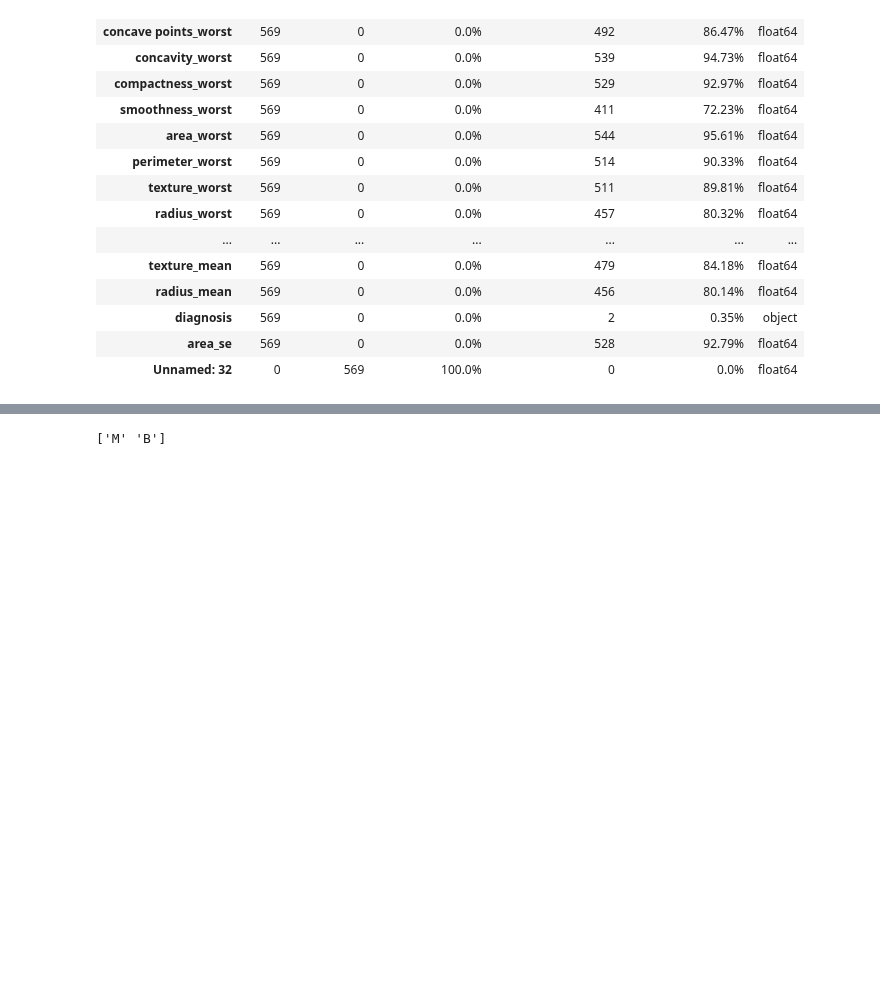
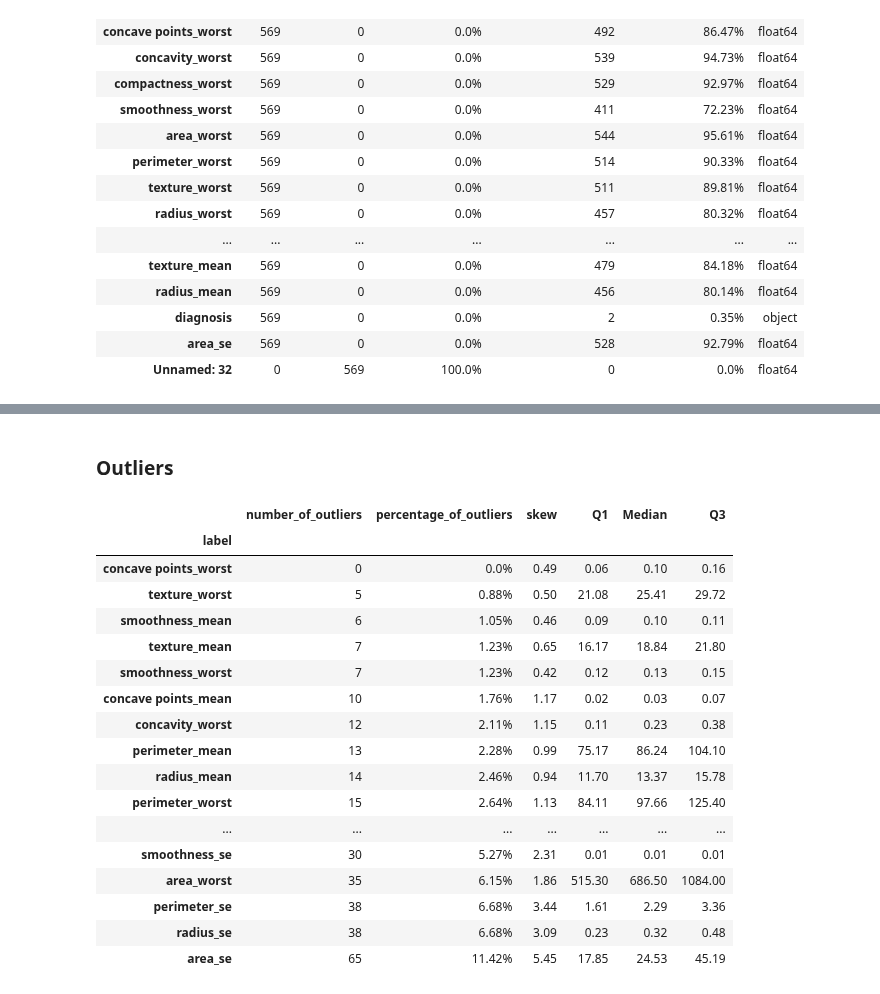
Before and after one commit to 10-Academy-quad-squad/casual-graph, a Jupyter notebook: notebooks/1. EDA.ipynb, the cells around one changed output, grey strips where cells are left out. Saved outputs shown, nothing was run; the diff lists cells and outputs as text; code cells hidden in the pictures; blank space fills up the shorter version.

Commit message:
feat: check for outliers in the data

```diff
--- a/notebooks/1. EDA.ipynb
+++ b/notebooks/1. EDA.ipynb
@@ -83,7 +84,0 @@ We can see that we don't have any missing values and the only categorical data i
-# %%
-print(df['diagnosis'].unique())
-# %% [output]
-['M' 'B']
-# %%
-diagnosis = ['M', 'B']
-df['diagnosis'] = df['diagnosis'].apply(lambda x: diagnosis.index(x))
@@ -91,0 +85,28 @@ df['diagnosis'] = df['diagnosis'].apply(lambda x: diagnosis.index(x))
+# %%
+y = df.diagnosis # M or B
+x = df.drop(['Unnamed: 32', 'id', 'diagnosis'], axis=1)
+# %% [markdown]
+### Outliers
+# %%
+df_outliers = DfOutlier(x.copy())
+overview = df_outliers.getOverview()
+overview
+# %% [output]
+|  | number_of_outliers | percentage_of_outliers | skew | Q1 | Median | Q3 |
+| label |  |  |  |  |  |  |
+| concave points_worst | 0 | 0.0% | 0.49 | 0.06 | 0.10 | 0.16 |
+| texture_worst | 5 | 0.88% | 0.50 | 21.08 | 25.41 | 29.72 |
+| smoothness_mean | 6 | 1.05% | 0.46 | 0.09 | 0.10 | 0.11 |
+| texture_mean | 7 | 1.23% | 0.65 | 16.17 | 18.84 | 21.80 |
+| smoothness_worst | 7 | 1.23% | 0.42 | 0.12 | 0.13 | 0.15 |
+| concave points_mean | 10 | 1.76% | 1.17 | 0.02 | 0.03 | 0.07 |
+| concavity_worst | 12 | 2.11% | 1.15 | 0.11 | 0.23 | 0.38 |
+| perimeter_mean | 13 | 2.28% | 0.99 | 75.17 | 86.24 | 104.10 |
+| radius_mean | 14 | 2.46% | 0.94 | 11.70 | 13.37 | 15.78 |
+| perimeter_worst | 15 | 2.64% | 1.13 | 84.11 | 97.66 | 125.40 |
+| ... | ... | ... | ... | ... | ... | ... |
+| smoothness_se | 30 | 5.27% | 2.31 | 0.01 | 0.01 | 0.01 |
+| area_worst | 35 | 6.15% | 1.86 | 515.30 | 686.50 | 1084.00 |
+| perimeter_se | 38 | 6.68% | 3.44 | 1.61 | 2.29 | 3.36 |
+| radius_se | 38 | 6.68% | 3.09 | 0.23 | 0.32 | 0.48 |
+| area_se | 65 | 11.42% | 5.45 | 17.85 | 24.53 | 45.19 |
```
Also changed, not shown: parts of 3 cells of this notebook, 1 other file.
